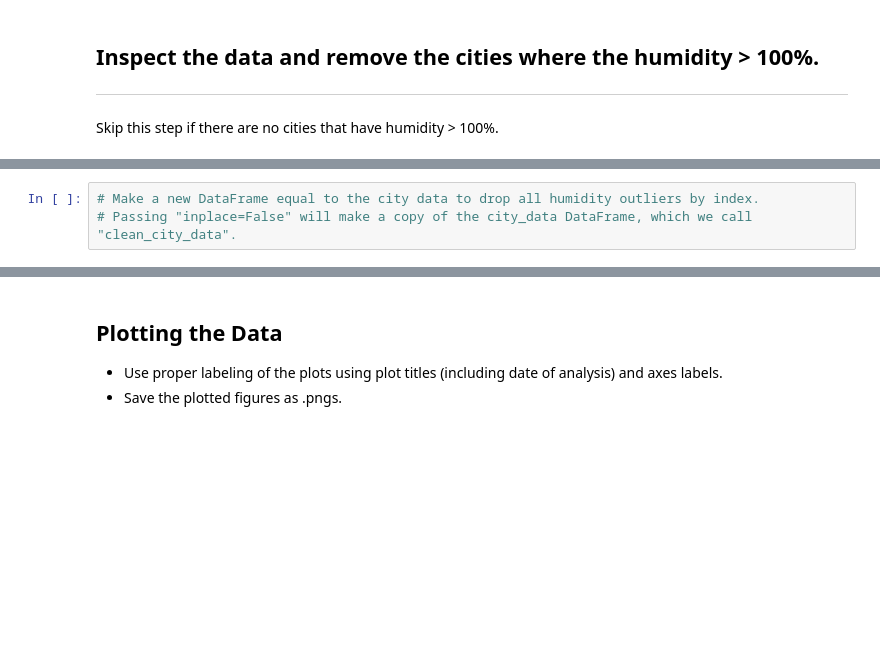
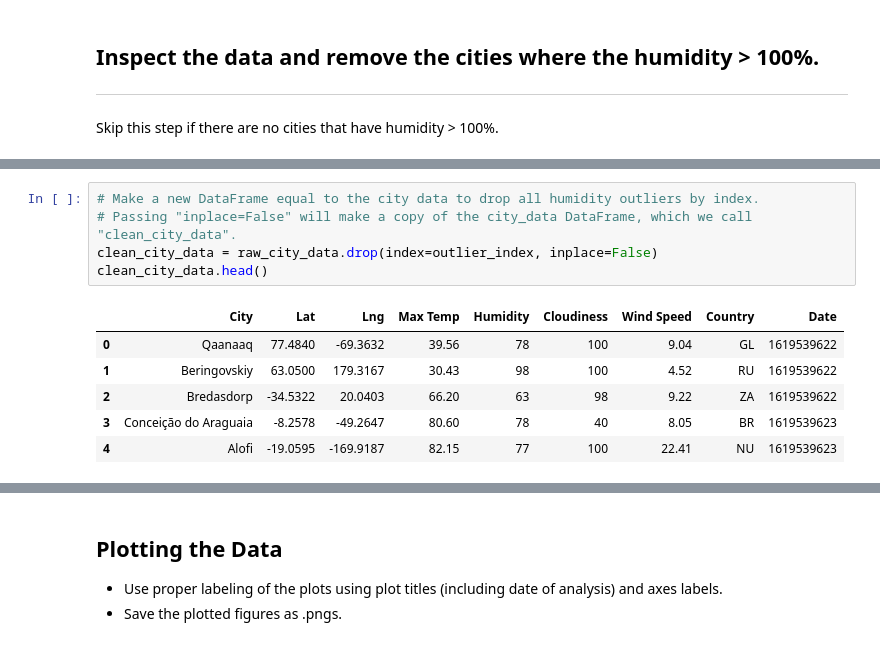
Before and after one commit to rperezme-data/DAB_H06_Python-API-challenge, a Jupyter notebook: WeatherPy/WeatherPy.ipynb, the cells around one changed output, grey strips where cells are left out. Drawn from its saved outputs; the diff is of its cells as text; blank space fills up the shorter version.

```diff
--- a/WeatherPy/WeatherPy.ipynb
+++ b/WeatherPy/WeatherPy.ipynb
@@ -157,3 +167,12 @@ Skip this step if there are no cities that have humidity > 100%.
 # %%
 # Make a new DataFrame equal to the city data to drop all humidity outliers by index.
 # Passing "inplace=False" will make a copy of the city_data DataFrame, which we call "clean_city_data".
+clean_city_data = raw_city_data.drop(index=outlier_index, inplace=False)
+clean_city_data.head()
+# %% [output]
+|  | City | Lat | Lng | Max Temp | Humidity | Cloudiness | Wind Speed | Country | Date |
+| 0 | Qaanaaq | 77.4840 | -69.3632 | 39.56 | 78 | 100 | 9.04 | GL | 1619539622 |
+| 1 | Beringovskiy | 63.0500 | 179.3167 | 30.43 | 98 | 100 | 4.52 | RU | 1619539622 |
+| 2 | Bredasdorp | -34.5322 | 20.0403 | 66.20 | 63 | 98 | 9.22 | ZA | 1619539622 |
+| 3 | Conceição do Araguaia | -8.2578 | -49.2647 | 80.60 | 78 | 40 | 8.05 | BR | 1619539623 |
+| 4 | Alofi | -19.0595 | -169.9187 | 82.15 | 77 | 100 | 22.41 | NU | 1619539623 |
```
Also changed, not shown: parts of 4 cells of this notebook.
